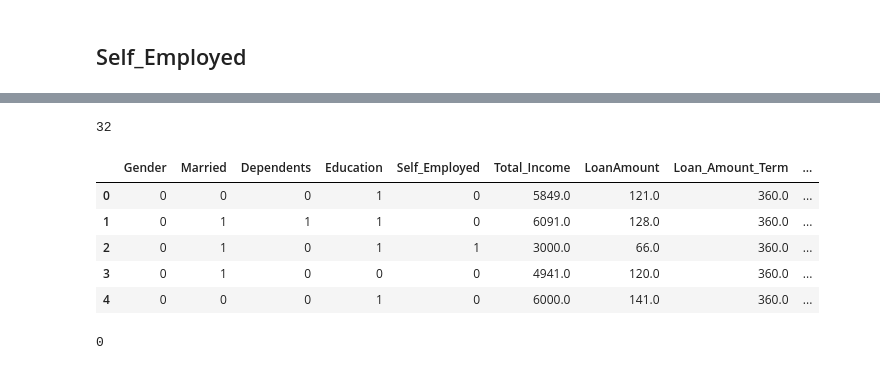
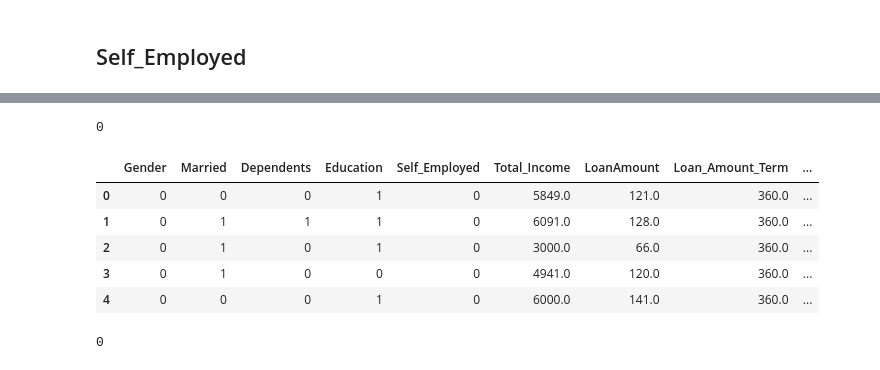
Before and after one commit to andrew-voortman/ML_Loan_Prediction_Model, a Jupyter notebook: data_preprocessing.ipynb, the cells around one changed output, grey strips where cells are left out. Drawn from its saved outputs; the diff is of its cells as text; code cells hidden in the pictures.

Commit message:
adjusted and final preprocessed data

```diff
--- a/data_preprocessing.ipynb
+++ b/data_preprocessing.ipynb
@@ -210,0 +196,6 @@ dtype: int64
+# %%
+# change the dependants values from str to int
+preprocessing_df.loc[(preprocessing_df['Dependents'] == '0'), 'Dependents'] = 0
+preprocessing_df.loc[(preprocessing_df['Dependents'] == '1'), 'Dependents'] = 1
+preprocessing_df.loc[(preprocessing_df['Dependents'] == '2'), 'Dependents'] = 2
+preprocessing_df.loc[(preprocessing_df['Dependents'] == '3+'), 'Dependents'] = 3
@@ -212,6 +219,6 @@ dtype: int64
 # Handling Null Values
 # %%
 # DEPENDENTS: Change null values for rows where Married == Yes to 1 and Married == No to 0
-preprocessing_df.loc[(preprocessing_df['Dependents'].isnull()) & (preprocessing_df['Married'] == 'Yes'), 'Dependents'] = '1'
-preprocessing_df.loc[(preprocessing_df['Dependents'].isnull()) & (preprocessing_df['Married'] == 'No'), 'Dependents'] = '0'
+preprocessing_df.loc[(preprocessing_df['Dependents'].isnull()) & (preprocessing_df['Married'] == 'Yes'), 'Dependents'] = 1
+preprocessing_df.loc[(preprocessing_df['Dependents'].isnull()) & (preprocessing_df['Married'] == 'No'), 'Dependents'] = 0
 # %%
@@ -365,3 +371,17 @@ preprocessing_df.head()
 | 4 | 0 | 0 | 0 | 1 | No | 6000.0 | 141.0 | 360.0 | ... |
 # %% [markdown]
 ## Self_Employed
+# %%
+# Encoding Self_Employed Column by setting yes as 1 and no as 0
+# Null values will also be encoded as 0 using this method
+def encode_employ(employment):
+    if employment == "Yes":
+        return 1
+    else:
+        return 0
+
+# Call the encode_edu function on the Education column
+preprocessing_df["Self_Employed"] = preprocessing_df["Self_Employed"].apply(encode_employ)
+
+# Review the DataFrame
+preprocessing_df.head()
@@ -369,26 +396,25 @@ preprocessing_df.head()
 # Check for null values
 preprocessing_df['Self_Employed'].isnull().sum()
 # %% [output]
-32
+0
 # %%
-# Encoding Self_Employed Column by setting yes as 1 and no as 0
-# Null values will also be encoded as 0 using this method
-def encode_employ(employment):
+# Encoding Target 'Loan_Status' Column by setting yes as 1 and no as 0
+def encode_(employment):
     if employment == "Yes":
         return 1
     else:
         return 0
 
 # Call the encode_edu function on the Education column
 preprocessing_df["Self_Employed"] = preprocessing_df["Self_Employed"].apply(encode_employ)
 
 # Review the DataFrame
 preprocessing_df.head()
 # %% [output]
 |  | Gender | Married | Dependents | Education | Self_Employed | Total_Income | LoanAmount | Loan_Amount_Term | ... |
 | 0 | 0 | 0 | 0 | 1 | 0 | 5849.0 | 121.0 | 360.0 | ... |
 | 1 | 0 | 1 | 1 | 1 | 0 | 6091.0 | 128.0 | 360.0 | ... |
-| 2 | 0 | 1 | 0 | 1 | 1 | 3000.0 | 66.0 | 360.0 | ... |
+| 2 | 0 | 1 | 0 | 1 | 0 | 3000.0 | 66.0 | 360.0 | ... |
 | 3 | 0 | 1 | 0 | 0 | 0 | 4941.0 | 120.0 | 360.0 | ... |
 | 4 | 0 | 0 | 0 | 1 | 0 | 6000.0 | 141.0 | 360.0 | ... |
 # %%
```
Also changed, not shown: parts of 7 cells of this notebook, 1 other file.
